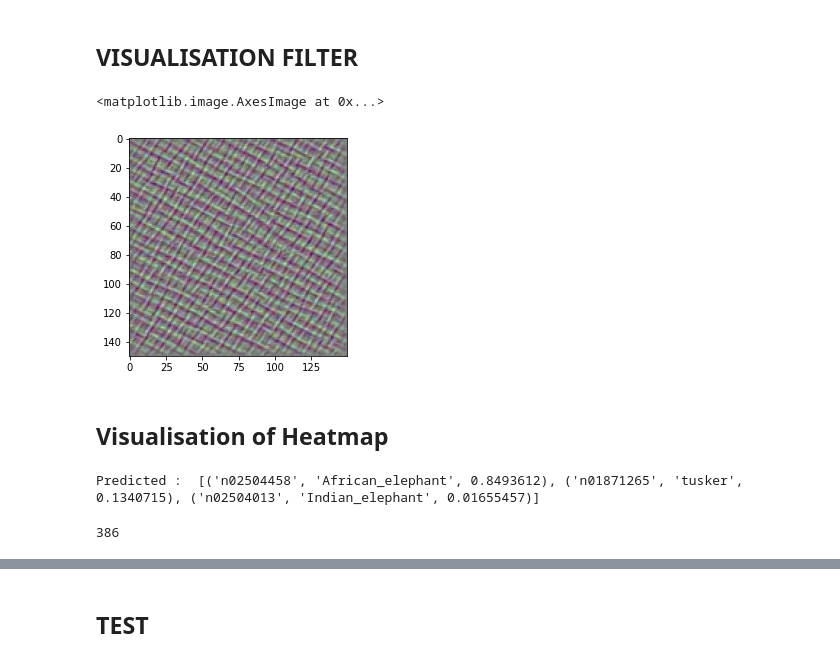
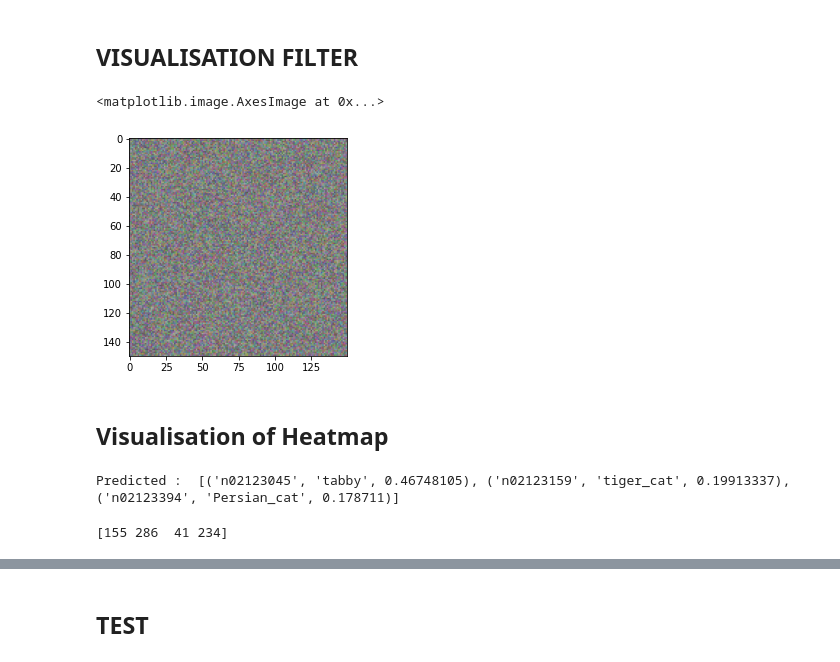
Before and after one commit to CamilleGreen5/Deep_Learning_with_Python, a Jupyter notebook: Classification_dog_cat.ipynb, the cells around one changed output, grey strips where cells are left out. Saved outputs shown, nothing was run; the diff lists cells and outputs as text; code cells hidden in the pictures.

```diff
--- a/Classification_dog_cat.ipynb
+++ b/Classification_dog_cat.ipynb
@@ -241,12 +226,13 @@ plt.show()
 # copy first layers of the model into a new model
 # list output of these layers and select them as output of the new model
 # the goal is show the intermediate activations
+print(len(model.get_layer(index=0).layers))
 
-layer_outputs = [layer.output for layer in model.get_layer(index=0).layers[8:16]]
+layer_outputs = [layer.output for layer in model.get_layer(index=0).layers[16:18]]
 for layer in layer_outputs:
     print(layer)
 
 activation_model = tf.keras.Model(inputs=model.get_layer(index=0).input, outputs=layer_outputs)
 activations = activation_model.predict(img_tensor)
-first_layer_activation = activations[0]
-plt.matshow(first_layer_activation[0,:,:,60], cmap='viridis')
+first_layer_activation = activations[1]
+plt.matshow(first_layer_activation[0,:,:,41], cmap='viridis')
@@ -322,7 +317,7 @@ def generate_pattern(layer_name, filter_index, size=150):
 
     input_img_data = np.random.random((1, size, size, 3))*20 +128  # random image
     step = 1.
-    for i in range(40): # iterating the gradient ascent applying the function
+    for i in range(100): # iterating the gradient ascent applying the function
         loss_value, grads_value = iterate([input_img_data])
         input_img_data += grads_value*step
     img = input_img_data[0]
@@ -331,17 +326,17 @@ def generate_pattern(layer_name, filter_index, size=150):
 # %%
 # Maximizing the response of a specific filter from a blank input image with gradient ascent
 
 tf.compat.v1.disable_eager_execution()
 
 model = VGG16(weights='imagenet', include_top=False)
-layer_name = 'block3_conv1'
-filter_index = 5
+layer_name = 'block5_conv3'
+filter_index = 286
 
 pattern = generate_pattern(layer_name, filter_index)
 plt.imshow(pattern)
 # %% [output]
 <matplotlib.image.AxesImage at 0x...>
-[figure, old version]
+[figure, new version]
 # %%
 # Maximizing the response of many filter from a blank input image with gradient ascent
 
@@ -378,25 +373,32 @@ x = preprocess_input(x)
 
 preds = model.predict(x)
 print('Predicted : ', decode_predictions(preds, top=3)[0])
-np.argmax(preds[0])
+num = np.argmax(preds[0])
+# print(num)
 # %% [output]
-Predicted :  [('n02504458', 'African_elephant', 0.8493612), ('n01871265', 'tusker', 0.1340715), ('n02504013', 'Indian_elephant', 0.01655457)]
+Predicted :  [('n02123045', 'tabby', 0.46748105), ('n02123159', 'tiger_cat', 0.19913337), ('n02123394', 'Persian_cat', 0.178711)]
-386
 # %%
 # GRAD CAM process
 
-african_elephant_output = model.output[:, 386]
+class_output = model.output[:, num] # output of the model corresponding to the class
 last_conv_layer = model.get_layer('block5_conv3')
 
-grads = K.gradients(african_elephant_output, last_conv_layer.output)[0]
-pooled_grads = K.mean(grads, axis=(0, 1, 2))
+grads = K.gradients(class_output, last_conv_layer.output)[0] # compute gradient of the class ouput w.r.t. to the last_conv_layer
+pooled_grads = K.mean(grads, axis=(0, 1, 2)) # compute means of grads among feature axis
+
 iterate = K.function([model.input], [pooled_grads, last_conv_layer.output[0]])
 pooled_grads_value, conv_layer_output_value = iterate([x])
 
 for i in range(512):
-    conv_layer_output_value[:, :, i] *= pooled_grads_value[i]
+    conv_layer_output_value[:, :, i] *= pooled_grads_value[i] # multiplies each channel in the feature map \
+                                                              # array by their weight (importance) in regarde to the class
 
 heatmap = np.mean(conv_layer_output_value, axis=-1)
+
+ind_max_channel = np.argpartition(np.mean(conv_layer_output_value, axis=(0, 1)), -4)[-4:]
+print(ind_max_channel)
+# %% [output]
+[155 286  41 234]
 # %%
 heatmap = np.maximum(heatmap, 0)
 heatmap /= np.max(heatmap)
```
Also changed, not shown: parts of 6 cells of this notebook.
